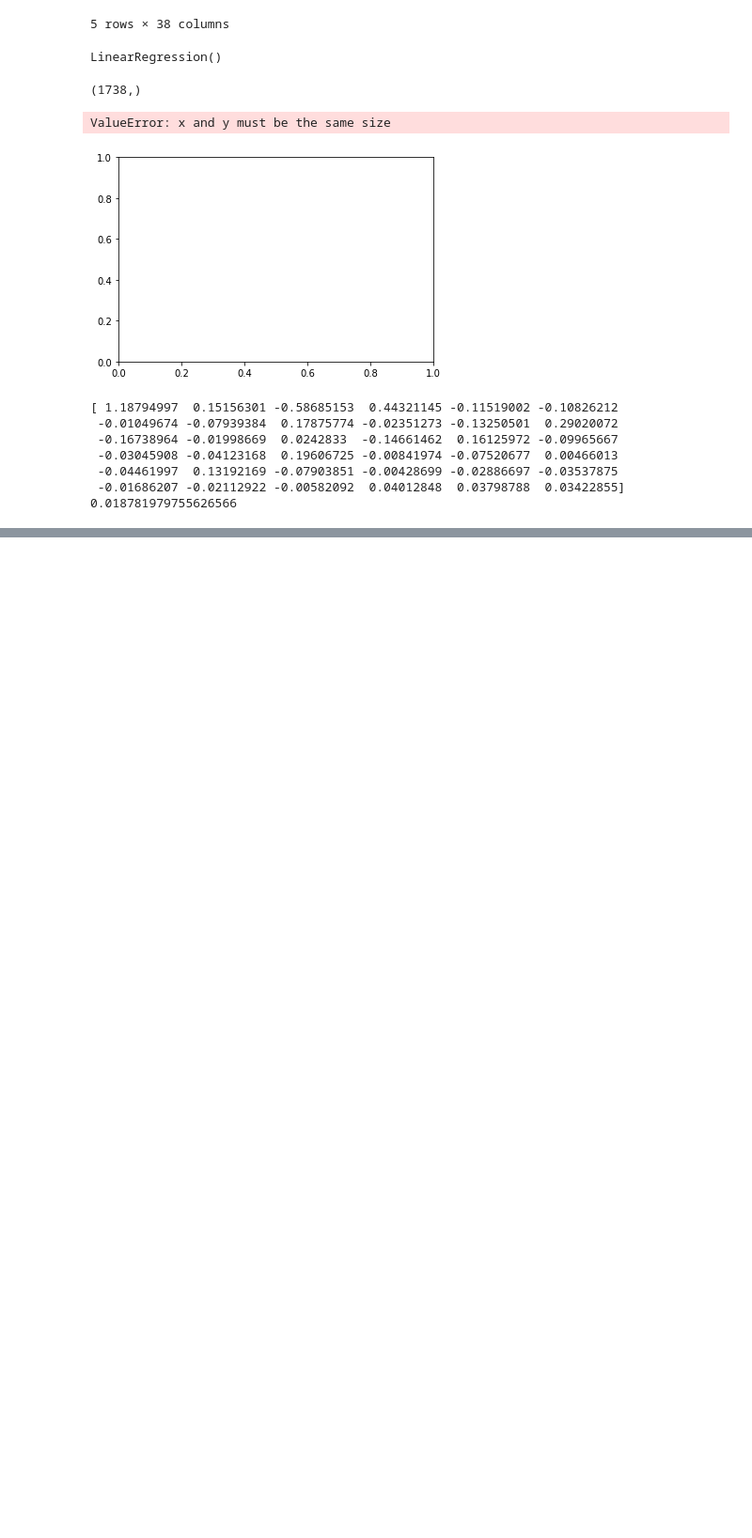
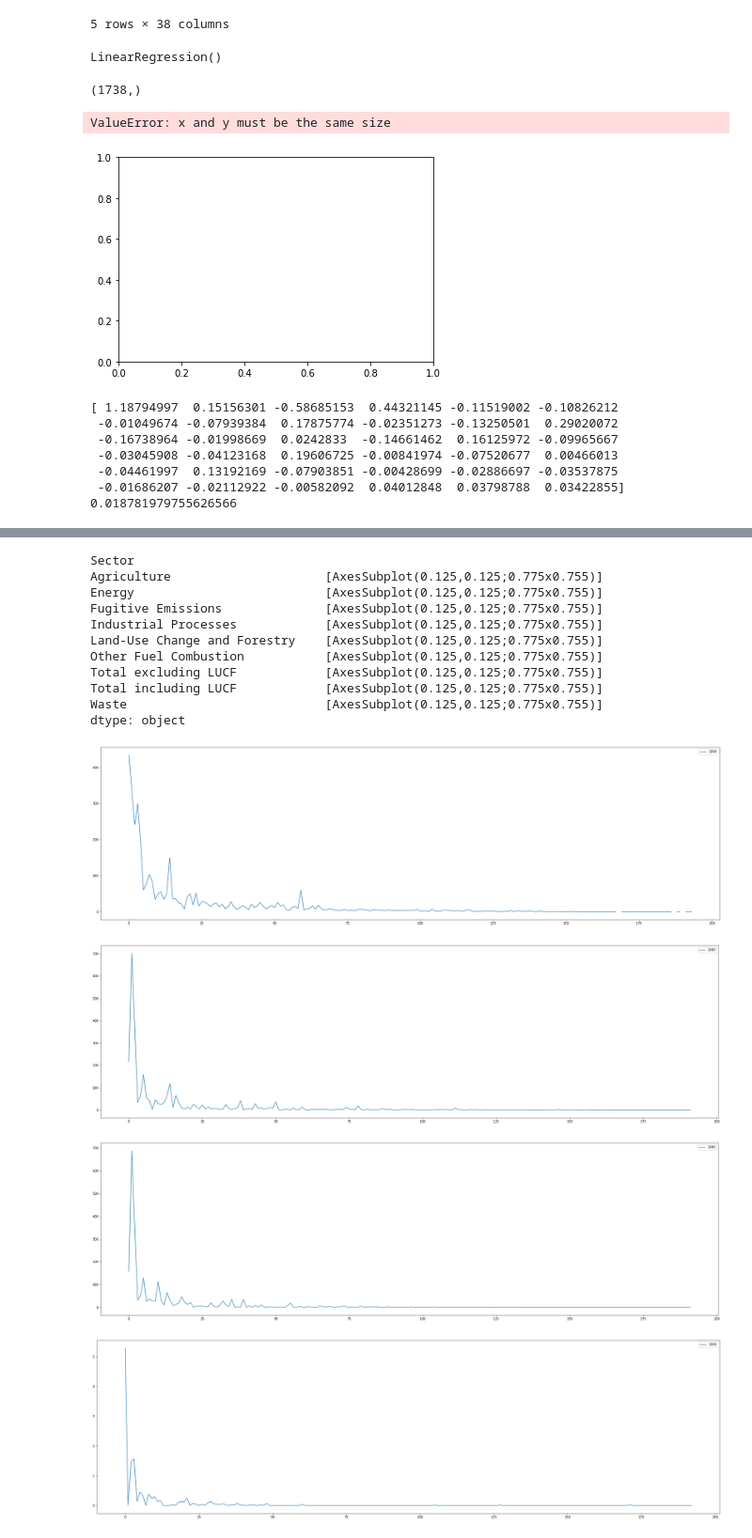
Before and after one commit to OxanaDrotieva/Methane_emissions_analysis, a Jupyter notebook: methane-emissions.ipynb, the cells around one changed output, grey strips where cells are left out. Shown at 94% size. Saved outputs shown, nothing was run; the diff lists cells and outputs as text; code cells hidden in the pictures; blank space fills up the shorter version.

```diff
--- a/methane-emissions.ipynb
+++ b/methane-emissions.ipynb
@@ -216,0 +367,19 @@ print(regr.intercept_)
+# %%
+methane_emissions_df.transpose().groupby('Sector').plot(kind='line',y="1990",use_index=False, figsize=(35,10), subplots=True, sharey=True)
+#methane_emissions_df.plot(kind='line', figsize=(15,10), sharex=True, sharey=True, loglog=True)
+# %% [output]
+Sector
+Agriculture                     [AxesSubplot(0.125,0.125;0.775x0.755)]
+Energy                          [AxesSubplot(0.125,0.125;0.775x0.755)]
+Fugitive Emissions              [AxesSubplot(0.125,0.125;0.775x0.755)]
+Industrial Processes            [AxesSubplot(0.125,0.125;0.775x0.755)]
+Land-Use Change and Forestry    [AxesSubplot(0.125,0.125;0.775x0.755)]
+Other Fuel Combustion           [AxesSubplot(0.125,0.125;0.775x0.755)]
+Total excluding LUCF            [AxesSubplot(0.125,0.125;0.775x0.755)]
+Total including LUCF            [AxesSubplot(0.125,0.125;0.775x0.755)]
+Waste                           [AxesSubplot(0.125,0.125;0.775x0.755)]
+dtype: object
+[figure, added]
+[figure, added]
+[figure, added]
+[figure, added]
```
Also changed, not shown: parts of 15 cells of this notebook.
